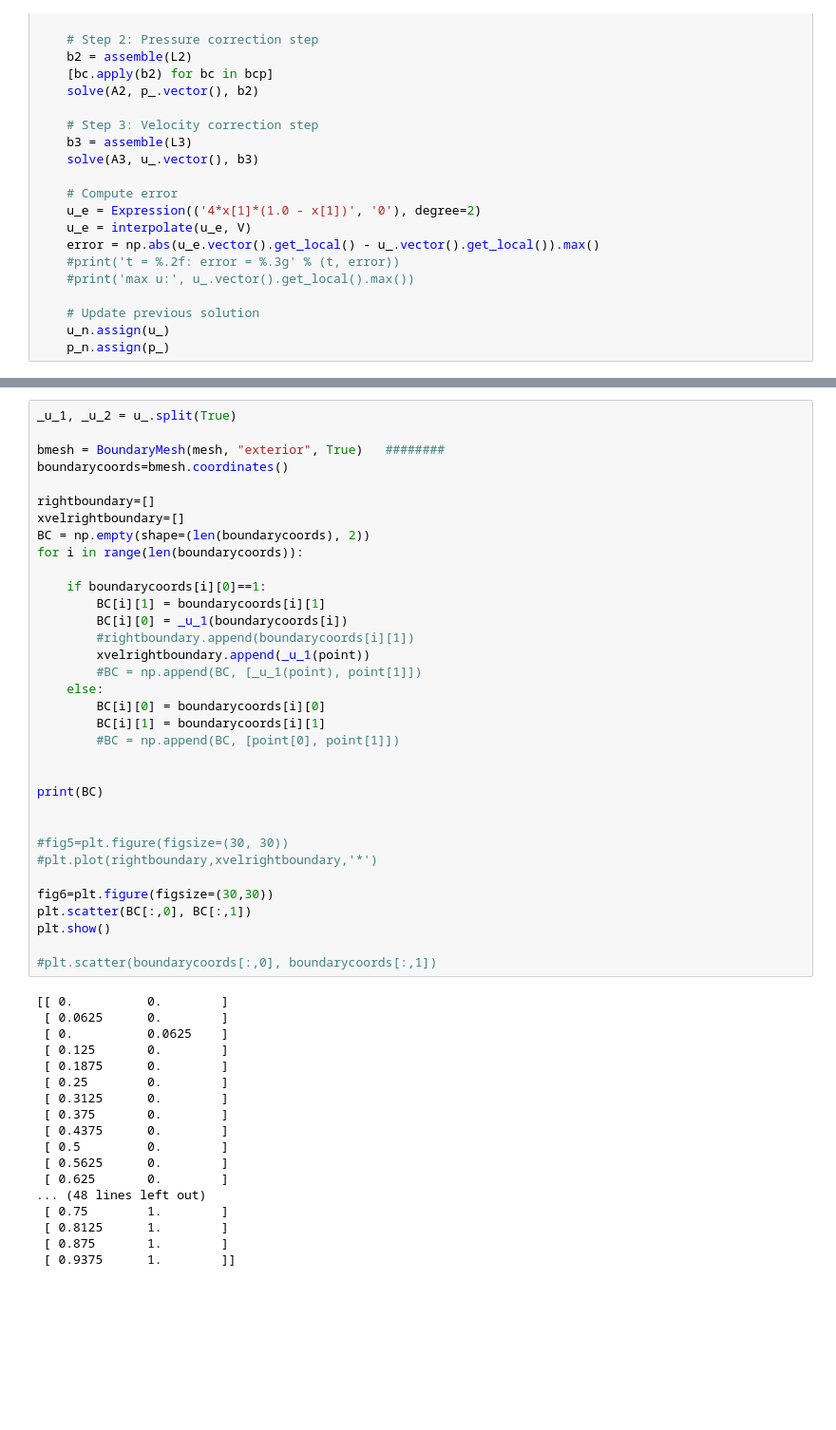
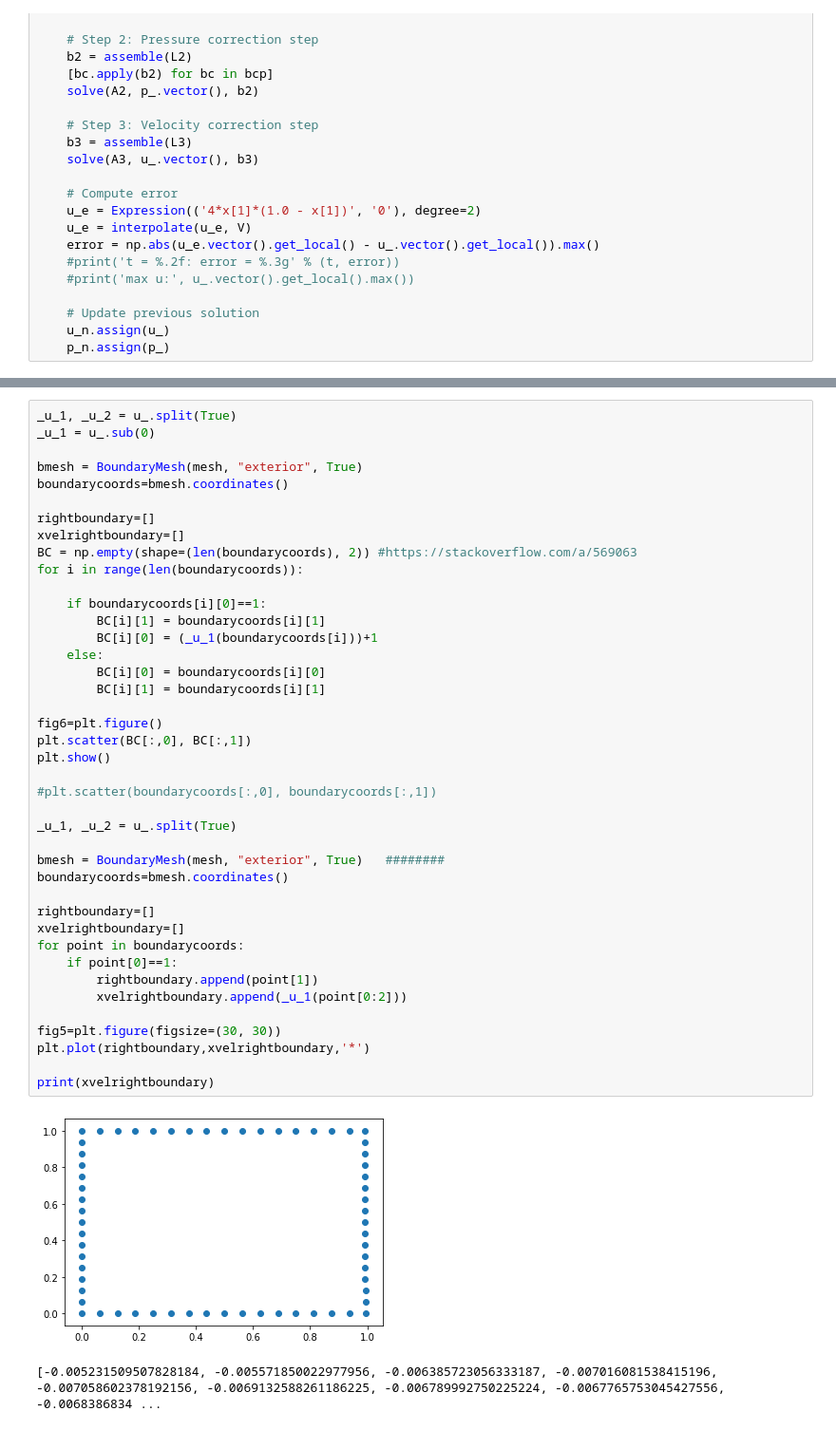
Before and after one commit to TheCrowned/FEFFII, a Jupyter notebook: fenics-tutorial-master/navier-stokes.ipynb, the cells around one changed output, grey strips where cells are left out. Shown at 95% size. Cells and saved outputs as stored; diff of their text form; blank space fills up the shorter version.

```diff
--- a/fenics-tutorial-master/navier-stokes.ipynb
+++ b/fenics-tutorial-master/navier-stokes.ipynb
@@ -217,52 +213,44 @@ plt.show()
 # %%
+_u_1, _u_2 = u_.split(True)
+_u_1 = u_.sub(0)
+
+bmesh = BoundaryMesh(mesh, "exterior", True)
+boundarycoords=bmesh.coordinates()
+
+rightboundary=[]
+xvelrightboundary=[]
+BC = np.empty(shape=(len(boundarycoords), 2)) #https://stackoverflow.com/a/569063
+for i in range(len(boundarycoords)):
+
+    if boundarycoords[i][0]==1:
+        BC[i][1] = boundarycoords[i][1]
+        BC[i][0] = (_u_1(boundarycoords[i]))+1
+    else:
+        BC[i][0] = boundarycoords[i][0]
+        BC[i][1] = boundarycoords[i][1]
+
+fig6=plt.figure()
+plt.scatter(BC[:,0], BC[:,1])
+plt.show()
+
+#plt.scatter(boundarycoords[:,0], boundarycoords[:,1])
+
 _u_1, _u_2 = u_.split(True)
 
 bmesh = BoundaryMesh(mesh, "exterior", True)   ########
 boundarycoords=bmesh.coordinates()
 
 rightboundary=[]
 xvelrightboundary=[]
-BC = np.empty(shape=(len(boundarycoords), 2))
-for i in range(len(boundarycoords)):
+for point in boundarycoords:
+    if point[0]==1:
+        rightboundary.append(point[1])
+        xvelrightboundary.append(_u_1(point[0:2]))
 
-    if boundarycoords[i][0]==1:
-        BC[i][1] = boundarycoords[i][1]
-        BC[i][0] = _u_1(boundarycoords[i])
-        #rightboundary.append(boundarycoords[i][1])
-        xvelrightboundary.append(_u_1(point))
-        #BC = np.append(BC, [_u_1(point), point[1]])
-    else:
-        BC[i][0] = boundarycoords[i][0]
-        BC[i][1] = boundarycoords[i][1]
-        #BC = np.append(BC, [point[0], point[1]])
+fig5=plt.figure(figsize=(30, 30))
+plt.plot(rightboundary,xvelrightboundary,'*')
 
-
-print(BC)
-
-
-#fig5=plt.figure(figsize=(30, 30))
-#plt.plot(rightboundary,xvelrightboundary,'*')
-
-fig6=plt.figure(figsize=(30,30))
-plt.scatter(BC[:,0], BC[:,1])
-plt.show()
-
-#plt.scatter(boundarycoords[:,0], boundarycoords[:,1])
+print(xvelrightboundary)
 # %% [output]
+[figure, new version]
-[[ 0.          0.        ]
- [ 0.0625      0.        ]
- [ 0.          0.0625    ]
- [ 0.125       0.        ]
- [ 0.1875      0.        ]
- [ 0.25        0.        ]
- [ 0.3125      0.        ]
- [ 0.375       0.        ]
- [ 0.4375      0.        ]
- [ 0.5         0.        ]
- [ 0.5625      0.        ]
- [ 0.625       0.        ]
-... (48 lines left out)
- [ 0.75        1.        ]
- [ 0.8125      1.        ]
- [ 0.875       1.        ]
- [ 0.9375      1.        ]]
+[-0.005231509507828184, -0.005571850022977956, -0.006385723056333187, -0.007016081538415196, -0.007058602378192156, -0.0069132588261186225, -0.006789992750225224, -0.0067765753045427556, -0.0068386834 ...
```
Also changed, not shown: parts of 13 cells of this notebook.
